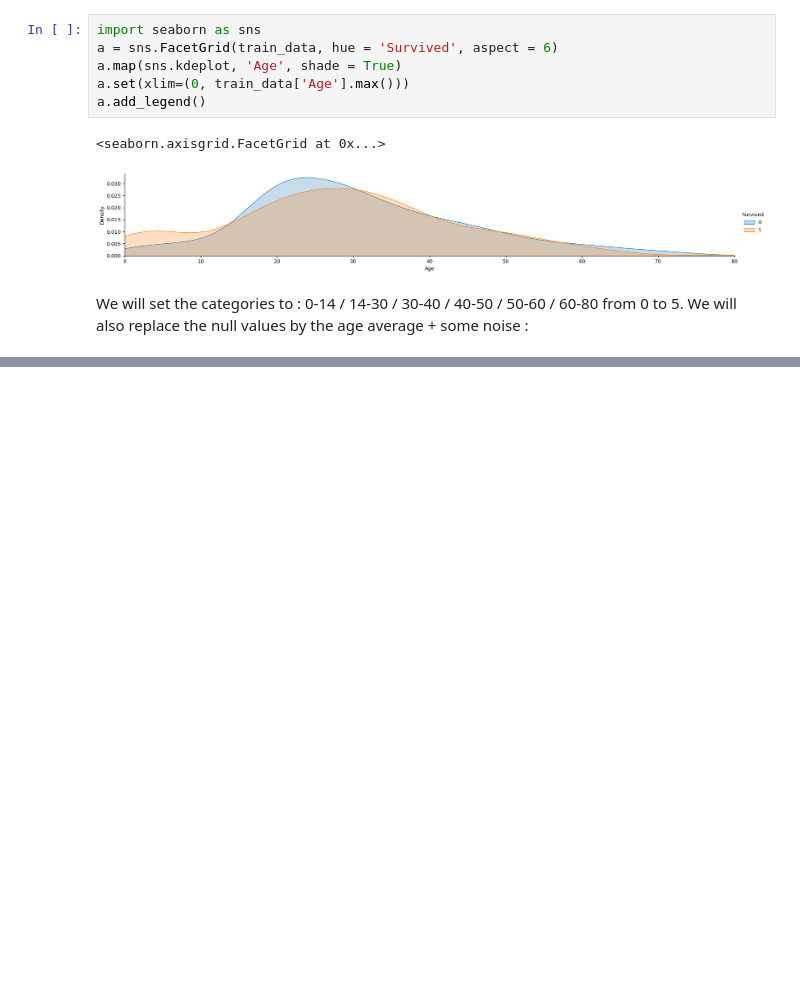
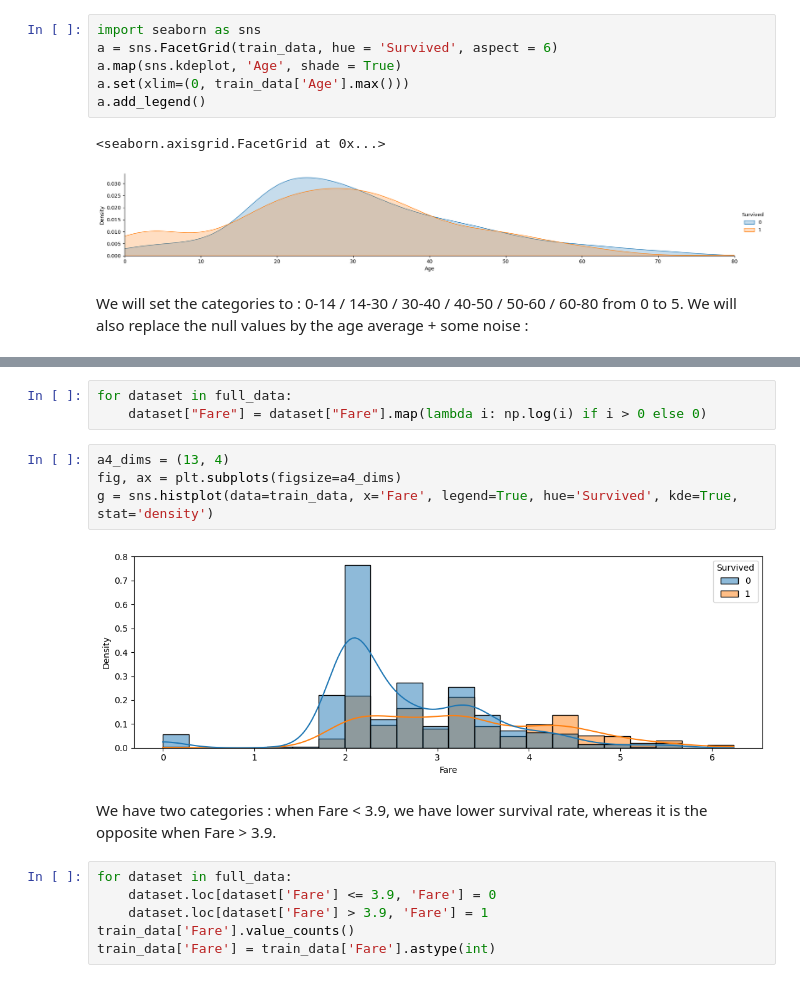
Before and after one commit to FrankLloyd83/kaggle_titanic, a Jupyter notebook: titanic.ipynb, the cells around one changed output, grey strips where cells are left out. Drawn from its saved outputs; the diff is of its cells as text; blank space fills up the shorter version.

```diff
--- a/titanic.ipynb
+++ b/titanic.ipynb
@@ -321,0 +367,17 @@ train_data[["Age", "Survived"]].groupby(['Age'], as_index=False).mean().sort_val
+# %%
+for dataset in full_data:
+    dataset["Fare"] = dataset["Fare"].map(lambda i: np.log(i) if i > 0 else 0)
+# %%
+a4_dims = (13, 4)
+fig, ax = plt.subplots(figsize=a4_dims)
+g = sns.histplot(data=train_data, x='Fare', legend=True, hue='Survived', kde=True, stat='density')
+# %% [output]
+[figure, added]
+# %% [markdown]
+We have two categories : when Fare < 3.9, we have lower survival rate, whereas it is the opposite when Fare > 3.9.
+# %%
+for dataset in full_data:
+    dataset.loc[dataset['Fare'] <= 3.9, 'Fare'] = 0
+    dataset.loc[dataset['Fare'] > 3.9, 'Fare'] = 1
+train_data['Fare'].value_counts()
+train_data['Fare'] = train_data['Fare'].astype(int)
```
Also changed, not shown: parts of 77 cells of this notebook.
